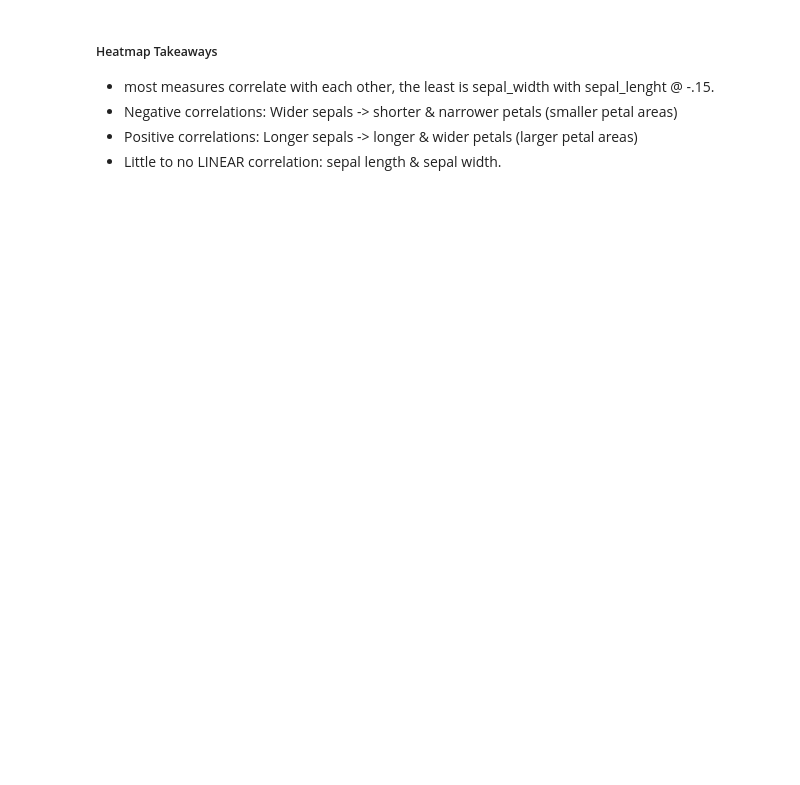
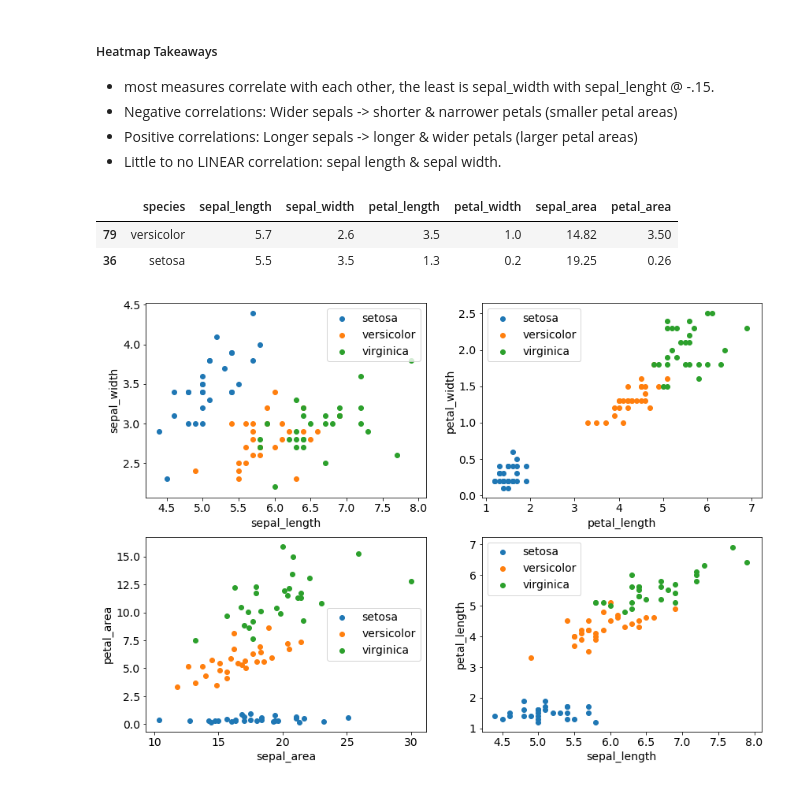
Before and after one commit to faithkane3/example_classification_project, a Jupyter notebook: initial_wrangle.ipynb, the cells around one changed output. Drawn from its saved outputs; the diff is of its cells as text; code cells hidden in the pictures; blank space fills up the shorter version.

```diff
--- a/initial_wrangle.ipynb
+++ b/initial_wrangle.ipynb
@@ -273,0 +274,26 @@ plt.show()
+# %%
+train.head(2)
+# %% [output]
+|  | species | sepal_length | sepal_width | petal_length | petal_width | sepal_area | petal_area |
+| 79 | versicolor | 5.7 | 2.6 | 3.5 | 1.0 | 14.82 | 3.50 |
+| 36 | setosa | 5.5 | 3.5 | 1.3 | 0.2 | 19.25 | 0.26 |
+# %%
+combos = [
+    ('sepal_length', 'sepal_width'),
+    ('petal_length', 'petal_width'),
+    ('sepal_area', 'petal_area'),
+    ('sepal_length', 'petal_length')
+]
+# %%
+def scatter_species(x, y):
+    for species, subset in train.groupby('species'):
+        plt.scatter(subset[x], subset[y], label=species)
+        plt.xlabel(x)
+        plt.ylabel(y)
+        plt.legend()
+# %%
+for i, pair in enumerate(combos):
+    plt.subplot(2,2,i+1)
+    scatter_species(pair[0], pair[1])
+# %% [output]
+[figure, added]
```
Also changed, not shown: parts of 16 cells of this notebook, 3 other files.
